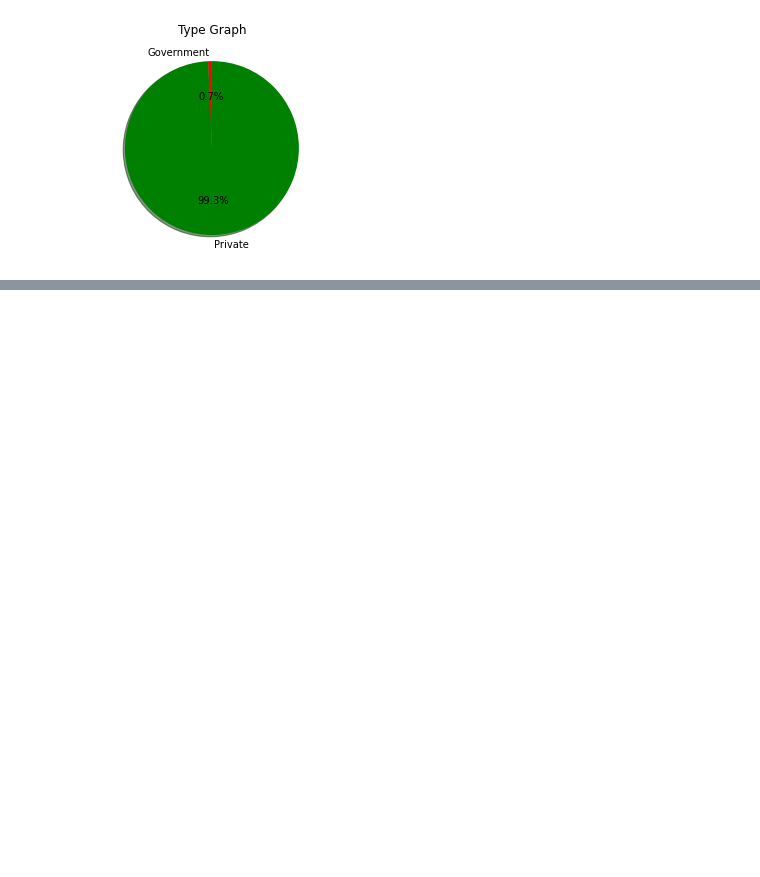
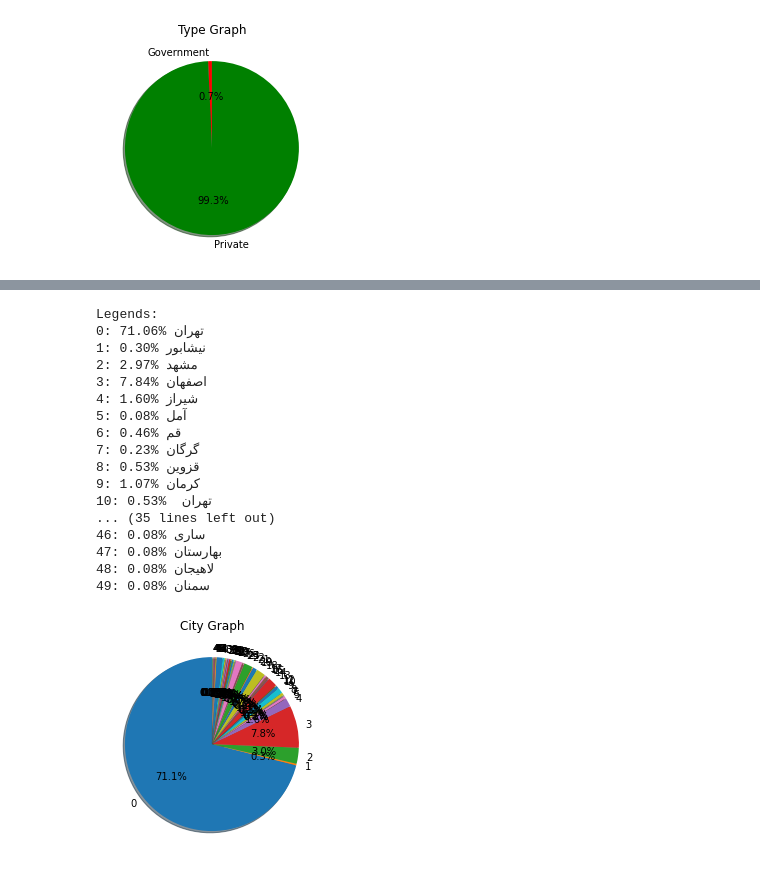
Before and after one commit to AmirCM/FIT_Final_Project, a Jupyter notebook: FIT.ipynb, the cells around one changed output, grey strips where cells are left out. Saved outputs shown, nothing was run; the diff lists cells and outputs as text; code cells hidden in the pictures; blank space fills up the shorter version.

Commit message:
Separated by cities

```diff
--- a/FIT.ipynb
+++ b/FIT.ipynb
@@ -53,0 +56,39 @@ plt.show()
+# %%
+cities = df['city'].values.tolist()
+city = []
+slices= []
+keys = [*range(50)]
+for name in df['city'].unique():
+    if name is not np.nan:
+        city += [name]
+        slices += [cities.count(name)]
+plt.pie(slices,
+        labels=keys,
+        startangle=90,
+        shadow= True,
+        autopct='%1.1f%%')
+print('Legends:')
+for i, k in enumerate(city):
+    p = slices[i]/sum(slices)*100
+    print('{}: {} %{p:.2f}'.format(i, k, p=p))
+plt.title('City Graph')
+plt.show()
+# %% [output]
+Legends:
+0: تهران %71.06
+1: نیشابور %0.30
+2: مشهد %2.97
+3: اصفهان %7.84
+4: شیراز %1.60
+5: آمل %0.08
+6: قم %0.46
+7: گرگان %0.23
+8: قزوین %0.53
+9: کرمان %1.07
+10: تهران  %0.53
+... (35 lines left out)
+46: ساری %0.08
+47: بهارستان %0.08
+48: لاهیجان %0.08
+49: سمنان %0.08
+[figure, added]
```
Also changed, not shown: parts of 1 cell of this notebook.
